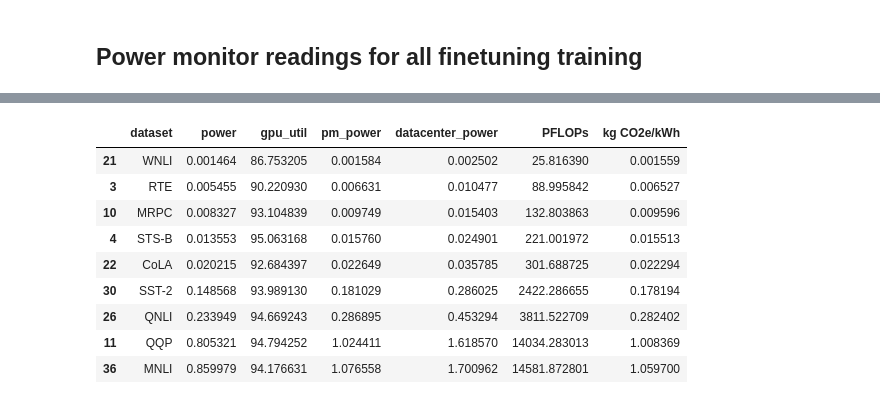
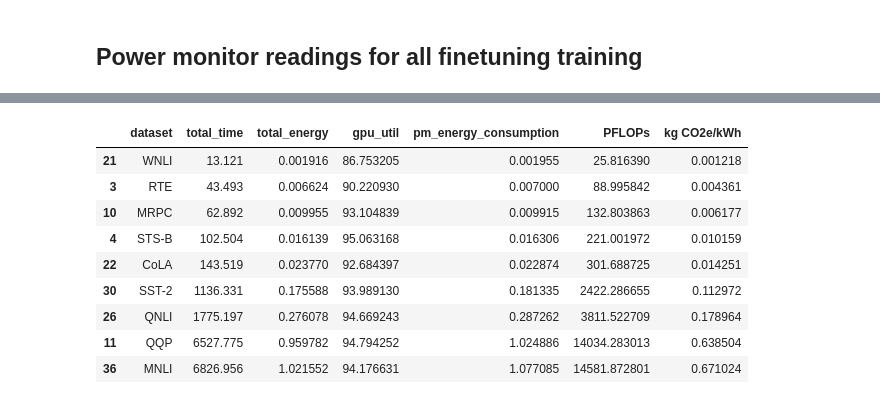
Before and after one commit to MScDissertation/NLP, a Jupyter notebook: PowerMonitorReadingsForFinetuning.ipynb, the cells around one changed output, grey strips where cells are left out. Cells and saved outputs as stored; diff of their text form; code cells hidden in the pictures.

```diff
--- a/PowerMonitorReadingsForFinetuning.ipynb
+++ b/PowerMonitorReadingsForFinetuning.ipynb
@@ -57,6 +57,10 @@ df_time_interval['e_time'] = [x.time().strftime("%H:%M:%S") for x in df_time_int
 def power_mean(s_date,e_date,s_time,e_time):
     subset_df = df_reading.loc[s_date:e_date].between_time(s_time, e_time)[['power_consumption']]
     return subset_df['power_consumption'].mean()
+# %%
+def energy_consumption(s_date,e_date,s_time,e_time):
+    subset_df = df_reading.loc[s_date:e_date].between_time(s_time, e_time)[['power_consumption']]
+    return ((subset_df['power_consumption']).sum() * 3) / (1000 * 3600)
 # %%
 for index, row in df_time_interval.iterrows():
     df_time_interval.at[index,'pm_mean_power'] = power_mean(row['s_date'],row['e_date'],
@@ -74,0 +70,4 @@ df_time_interval.head()
+# %%
+for index, row in df_time_interval.iterrows():
+    df_time_interval.at[index,'pm_energy_consumption'] = energy_consumption(row['s_date'],row['e_date'],
+                                            row['s_time'],row['e_time'])
@@ -127,7 +136,8 @@ R squared  0.8292609901456478
 df_64 = df_time_interval.loc[(df_time_interval.batchsize == 64) & (df_time_interval.max_seq_len == 128)]
 df_64 = df_64.sort_values('dataset_size')
 # %%
-df_64["datacenter_power"] = df_64["pm_power"] * 1.58
+# no cooling
+#df_64["datacenter_power"] = df_64["pm_energy_consumption"] * 1.58
 #df_64["CO2e"] = df_64[datacenter_power] * #average co2e ???
 # %%
 df_co2 = pd.read_csv("results/co2data.csv")
@@ -142,19 +152,20 @@ df_co2.head()
 # %%
 uk_co2 = df_co2.loc[df_co2.country == 'United Kingdom'].impact.mean()
 # %%
-df_64['CO2e'] = uk_co2 * df_64['datacenter_power']
+df_64['CO2e'] = uk_co2 * df_64['pm_energy_consumption']
 df_64['kg CO2e/kWh'] = df_64['CO2e'] /1000
 # %%
-features = ['dataset','power','gpu_util','pm_power','datacenter_power','PFLOPs','kg CO2e/kWh']
+features = ['dataset','total_time','total_energy','gpu_util','pm_energy_consumption','PFLOPs','kg CO2e/kWh']
+df_64["time_in_hour"] = df_64["total_time"] / 3600
 df_64[features]
 # %% [output]
-|  | dataset | power | gpu_util | pm_power | datacenter_power | PFLOPs | kg CO2e/kWh |
-| 21 | WNLI | 0.001464 | 86.753205 | 0.001584 | 0.002502 | 25.816390 | 0.001559 |
-| 3 | RTE | 0.005455 | 90.220930 | 0.006631 | 0.010477 | 88.995842 | 0.006527 |
-| 10 | MRPC | 0.008327 | 93.104839 | 0.009749 | 0.015403 | 132.803863 | 0.009596 |
-| 4 | STS-B | 0.013553 | 95.063168 | 0.015760 | 0.024901 | 221.001972 | 0.015513 |
-| 22 | CoLA | 0.020215 | 92.684397 | 0.022649 | 0.035785 | 301.688725 | 0.022294 |
-| 30 | SST-2 | 0.148568 | 93.989130 | 0.181029 | 0.286025 | 2422.286655 | 0.178194 |
-| 26 | QNLI | 0.233949 | 94.669243 | 0.286895 | 0.453294 | 3811.522709 | 0.282402 |
-| 11 | QQP | 0.805321 | 94.794252 | 1.024411 | 1.618570 | 14034.283013 | 1.008369 |
-| 36 | MNLI | 0.859979 | 94.176631 | 1.076558 | 1.700962 | 14581.872801 | 1.059700 |
+|  | dataset | total_time | total_energy | gpu_util | pm_energy_consumption | PFLOPs | kg CO2e/kWh |
+| 21 | WNLI | 13.121 | 0.001916 | 86.753205 | 0.001955 | 25.816390 | 0.001218 |
+| 3 | RTE | 43.493 | 0.006624 | 90.220930 | 0.007000 | 88.995842 | 0.004361 |
+| 10 | MRPC | 62.892 | 0.009955 | 93.104839 | 0.009915 | 132.803863 | 0.006177 |
+| 4 | STS-B | 102.504 | 0.016139 | 95.063168 | 0.016306 | 221.001972 | 0.010159 |
+| 22 | CoLA | 143.519 | 0.023770 | 92.684397 | 0.022874 | 301.688725 | 0.014251 |
+| 30 | SST-2 | 1136.331 | 0.175588 | 93.989130 | 0.181335 | 2422.286655 | 0.112972 |
+| 26 | QNLI | 1775.197 | 0.276078 | 94.669243 | 0.287262 | 3811.522709 | 0.178964 |
+| 11 | QQP | 6527.775 | 0.959782 | 94.794252 | 1.024886 | 14034.283013 | 0.638504 |
+| 36 | MNLI | 6826.956 | 1.021552 | 94.176631 | 1.077085 | 14581.872801 | 0.671024 |
```
Also changed, not shown: parts of 10 cells of this notebook, 7 other files.
